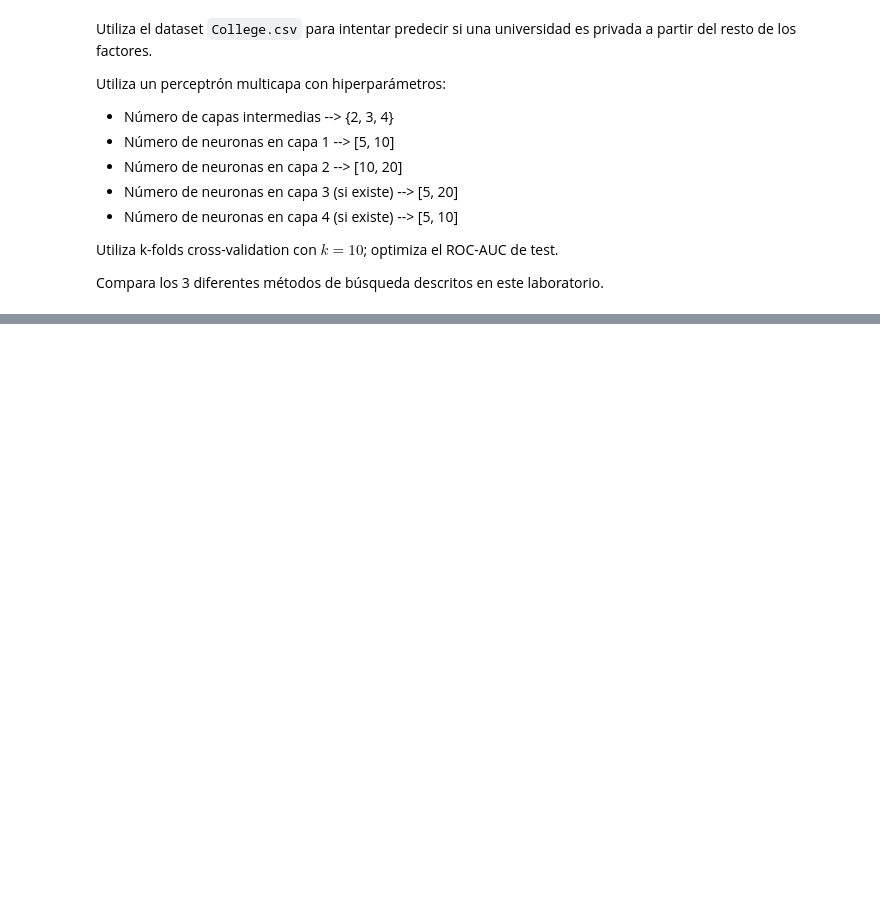
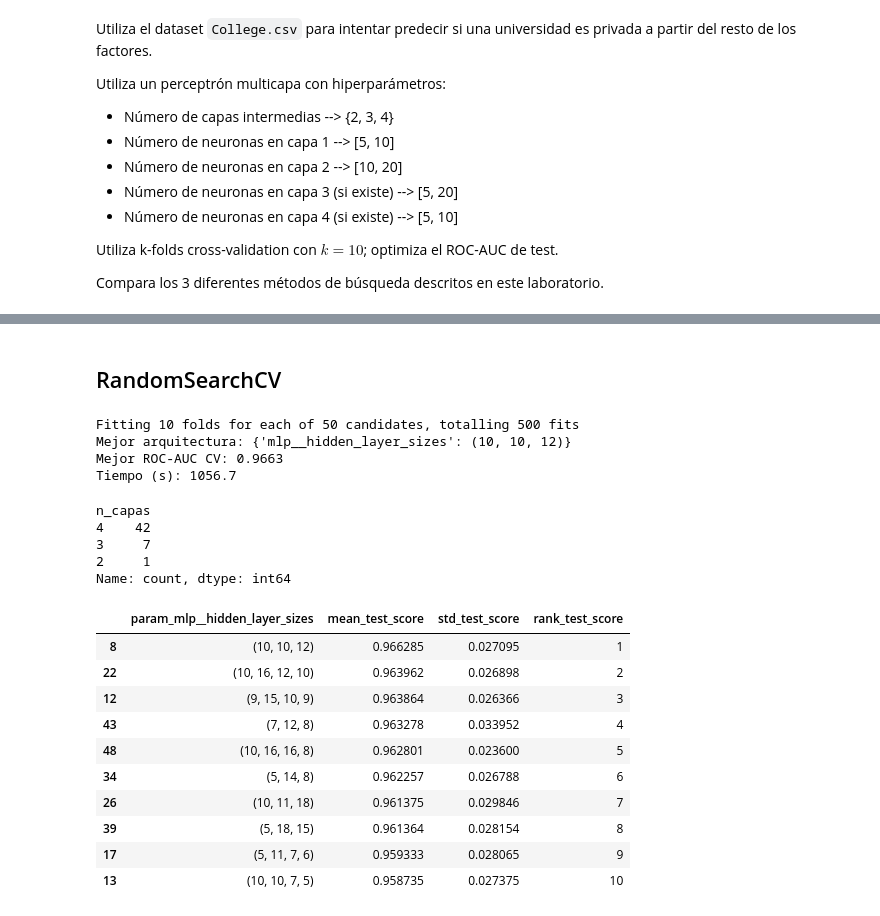
Before and after one commit to claudioemtz1357/LABORATORIO-DE-APRENDIZAJE-ESTAD-STICO, a Jupyter notebook: SEGUNDO PARCIAL/Laboratorio de métodos de búsqueda.ipynb, the cells around one changed output, grey strips where cells are left out. Cells and saved outputs as stored; diff of their text form; code cells hidden in the pictures; blank space fills up the shorter version.

```diff
--- a/SEGUNDO PARCIAL/Laboratorio de métodos de búsqueda.ipynb
+++ b/SEGUNDO PARCIAL/Laboratorio de métodos de búsqueda.ipynb
@@ -59,0 +209,3 @@ Compara los 3 diferentes métodos de búsqueda descritos en este laboratorio.
+# %%
+X = df.drop(columns=['Private'])
+y = (df['Private'] == 'Yes').astype(int)
@@ -59,0 +216,5 @@ Compara los 3 diferentes métodos de búsqueda descritos en este laboratorio.
+# %%
+kf = StratifiedKFold(n_splits=10, shuffle=True, random_state=67)
+
+modelo = Pipeline([('scaler', StandardScaler()),
+                ('mlp', MLPClassifier(max_iter=1000, random_state=67))])
@@ -59,0 +223,19 @@ Compara los 3 diferentes métodos de búsqueda descritos en este laboratorio.
+# %%
+capas1 = list(range(5, 11))    # 5 a 10
+capas2 = list(range(10, 21))   # 10 a 20
+capas3 = list(range(5, 21))    # 5 a 20
+capas4 = list(range(5, 11))    # 5 a 10
+
+arquitecturas = []
+for a in capas1:
+    for b in capas2:
+        arquitecturas.append((a, b))                  # 2 capas
+        for c in capas3:
+            arquitecturas.append((a, b, c))           # 3 capas
+            for d in capas4:
+                arquitecturas.append((a, b, c, d))    # 4 capas
+
+print('Total de arquitecturas:', len(arquitecturas))
+print('2 capas:', sum(len(t) == 2 for t in arquitecturas))
+print('3 capas:', sum(len(t) == 3 for t in arquitecturas))
+print('4 capas:', sum(len(t) == 4 for t in arquitecturas))
@@ -59,0 +316,42 @@ Compara los 3 diferentes métodos de búsqueda descritos en este laboratorio.
+# %% [markdown]
+## RandomSearchCV
+# %%
+param_dist = {'mlp__hidden_layer_sizes': arquitecturas}
+
+random_search = RandomizedSearchCV(modelo, param_dist, n_iter=50, scoring='roc_auc',
+                                   cv=kf, n_jobs=-1, random_state=42, verbose=1)
+
+inicio = time.time()
+random_search.fit(X, y)
+tiempo_random = time.time() - inicio
+
+print('Mejor arquitectura:', random_search.best_params_)
+print('Mejor ROC-AUC CV:', round(random_search.best_score_, 4))
+print('Tiempo (s):', round(tiempo_random, 1))
+# %% [output]
+Fitting 10 folds for each of 50 candidates, totalling 500 fits
+Mejor arquitectura: {'mlp__hidden_layer_sizes': (10, 10, 12)}
+Mejor ROC-AUC CV: 0.9663
+Tiempo (s): 1056.7
+# %%
+res_random = pd.DataFrame(random_search.cv_results_)
+res_random['n_capas'] = res_random['param_mlp__hidden_layer_sizes'].apply(len)
+print(res_random['n_capas'].value_counts())
+res_random[['param_mlp__hidden_layer_sizes', 'mean_test_score', 'std_test_score', 'rank_test_score']].sort_values('rank_test_score').head(10)
+# %% [output]
+n_capas
+4    42
+3     7
+2     1
+Name: count, dtype: int64
+|  | param_mlp__hidden_layer_sizes | mean_test_score | std_test_score | rank_test_score |
+| 8 | (10, 10, 12) | 0.966285 | 0.027095 | 1 |
+| 22 | (10, 16, 12, 10) | 0.963962 | 0.026898 | 2 |
+| 12 | (9, 15, 10, 9) | 0.963864 | 0.026366 | 3 |
+| 43 | (7, 12, 8) | 0.963278 | 0.033952 | 4 |
+| 48 | (10, 16, 16, 8) | 0.962801 | 0.023600 | 5 |
+| 34 | (5, 14, 8) | 0.962257 | 0.026788 | 6 |
+| 26 | (10, 11, 18) | 0.961375 | 0.029846 | 7 |
+| 39 | (5, 18, 15) | 0.961364 | 0.028154 | 8 |
+| 17 | (5, 11, 7, 6) | 0.959333 | 0.028065 | 9 |
+| 13 | (10, 10, 7, 5) | 0.958735 | 0.027375 | 10 |
```
Also changed, not shown: parts of 23 cells of this notebook, 7 other files.
